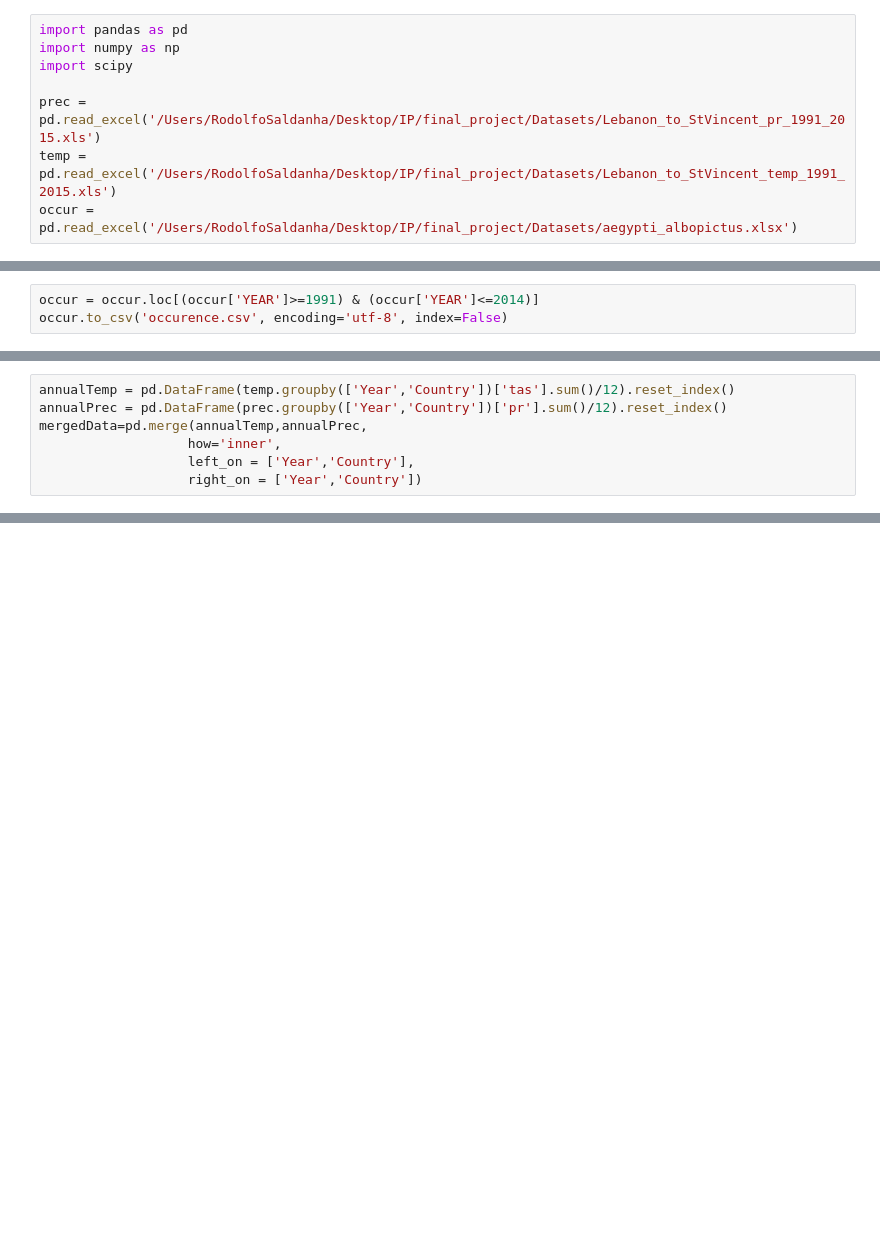
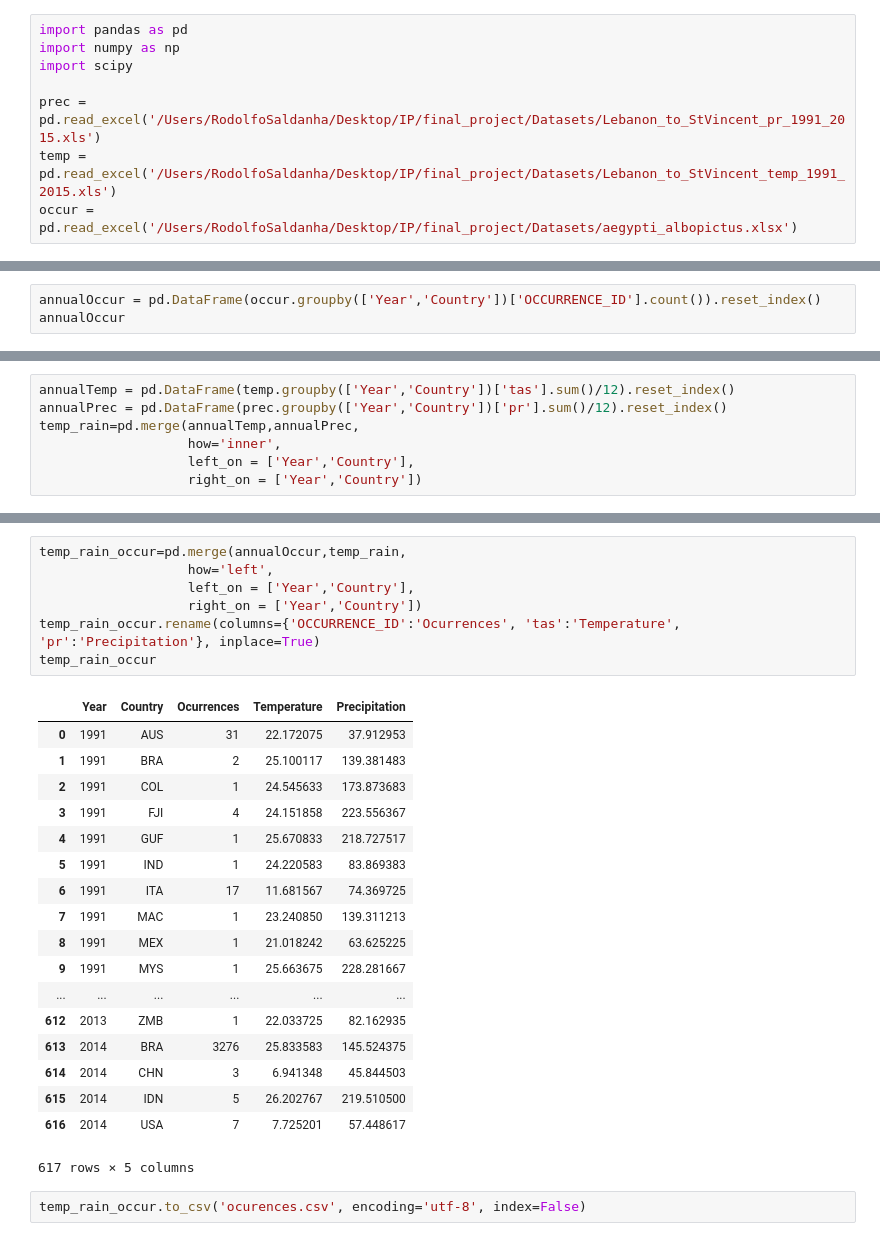
Before and after one commit to QuirkyDataScientist1978/project_dengue_fever, a Jupyter notebook: Final_Project_IP.ipynb, the cells around one changed output, grey strips where cells are left out. Drawn from its saved outputs; the diff is of its cells as text; blank space fills up the shorter version.

```diff
--- a/Final_Project_IP.ipynb
+++ b/Final_Project_IP.ipynb
@@ -36,3 +36,0 @@ occur.describe()
-# %%
-occur = occur.loc[(occur['YEAR']>=1991) & (occur['YEAR']<=2014)]
-occur.to_csv('occurence.csv', encoding='utf-8', index=False)
@@ -38,0 +59,3 @@ occur.to_csv('occurence.csv', encoding='utf-8', index=False)
+# %%
+annualOccur = pd.DataFrame(occur.groupby(['Year','Country'])['OCCURRENCE_ID'].count()).reset_index()
+annualOccur
@@ -39,7 +81,7 @@ occur.to_csv('occurence.csv', encoding='utf-8', index=False)
 # %%
 annualTemp = pd.DataFrame(temp.groupby(['Year','Country'])['tas'].sum()/12).reset_index()
 annualPrec = pd.DataFrame(prec.groupby(['Year','Country'])['pr'].sum()/12).reset_index()
-mergedData=pd.merge(annualTemp,annualPrec,
+temp_rain=pd.merge(annualTemp,annualPrec,
                    how='inner',
                    left_on = ['Year','Country'],
                    right_on = ['Year','Country'])
@@ -69,0 +173,28 @@ rainByYear.isnull().sum()
+# %%
+temp_rain_occur=pd.merge(annualOccur,temp_rain,
+                   how='left',
+                   left_on = ['Year','Country'],
+                   right_on = ['Year','Country'])
+temp_rain_occur.rename(columns={'OCCURRENCE_ID':'Ocurrences', 'tas':'Temperature', 'pr':'Precipitation'}, inplace=True)
+temp_rain_occur
+# %% [output]
+|  | Year | Country | Ocurrences | Temperature | Precipitation |
+| 0 | 1991 | AUS | 31 | 22.172075 | 37.912953 |
+| 1 | 1991 | BRA | 2 | 25.100117 | 139.381483 |
+| 2 | 1991 | COL | 1 | 24.545633 | 173.873683 |
+| 3 | 1991 | FJI | 4 | 24.151858 | 223.556367 |
+| 4 | 1991 | GUF | 1 | 25.670833 | 218.727517 |
+| 5 | 1991 | IND | 1 | 24.220583 | 83.869383 |
+| 6 | 1991 | ITA | 17 | 11.681567 | 74.369725 |
+| 7 | 1991 | MAC | 1 | 23.240850 | 139.311213 |
+| 8 | 1991 | MEX | 1 | 21.018242 | 63.625225 |
+| 9 | 1991 | MYS | 1 | 25.663675 | 228.281667 |
+| ... | ... | ... | ... | ... | ... |
+| 612 | 2013 | ZMB | 1 | 22.033725 | 82.162935 |
+| 613 | 2014 | BRA | 3276 | 25.833583 | 145.524375 |
+| 614 | 2014 | CHN | 3 | 6.941348 | 45.844503 |
+| 615 | 2014 | IDN | 5 | 26.202767 | 219.510500 |
+| 616 | 2014 | USA | 7 | 7.725201 | 57.448617 |
+617 rows × 5 columns
+# %%
+temp_rain_occur.to_csv('ocurences.csv', encoding='utf-8', index=False)
```
Also changed, not shown: parts of 12 cells of this notebook, 13 other files.
